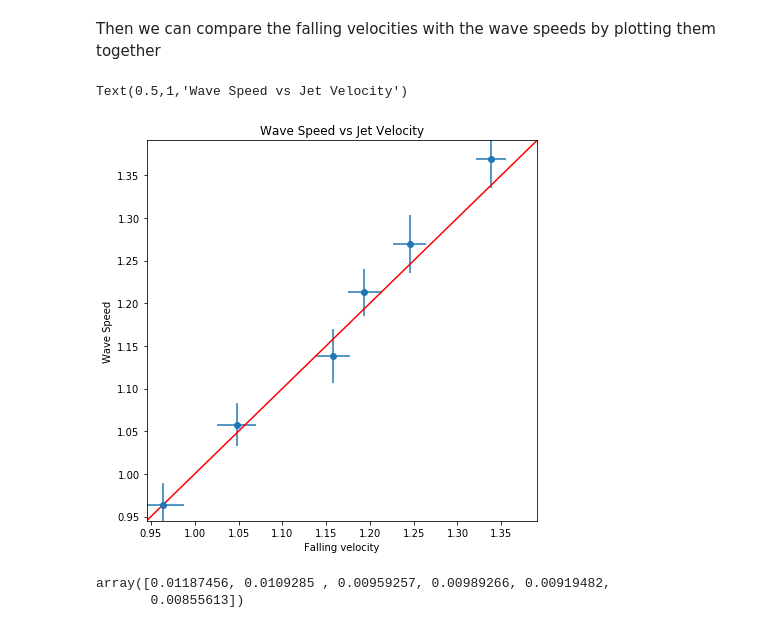
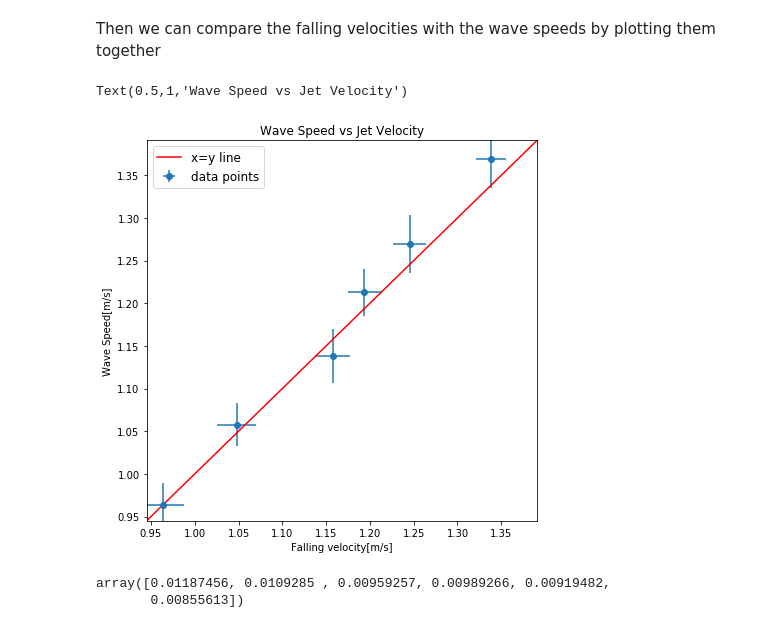
Before and after one commit to Reyna-RT/Jet-Flow, a Jupyter notebook: Photron Make Analysis.ipynb, the cells around one changed output. Cells and saved outputs as stored; diff of their text form; code cells hidden in the pictures.

```diff
--- a/Photron Make Analysis.ipynb
+++ b/Photron Make Analysis.ipynb
@@ -161,16 +161,17 @@ dev = deriv*(0.33e-2+2*9.8*0.001)
 Then we can compare the falling velocities with the wave speeds by plotting them together
 # %%
 fig = plt.figure(figsize=(7,7))
-plt.errorbar(jet_vels,peaks,yerr=2*stds,xerr=2*dev,fmt='o')
-plt.plot([0,1,2],[0,1,2],'r')
+plt.errorbar(jet_vels,peaks,yerr=2*stds,xerr=2*dev,fmt='o',label='data points')
+plt.plot([0,1,2],[0,1,2],'r',label='x=y line')
 plt.xlim(0.945,1.391)
 plt.ylim(0.945,1.391)
 plt.xlabel('Falling velocity[m/s]')
 plt.ylabel('Wave Speed[m/s]')
+plt.legend(fontsize='large')
 plt.title('Wave Speed vs Jet Velocity')
 # %% [output]
 Text(0.5,1,'Wave Speed vs Jet Velocity')
-[figure, old version]
+[figure, new version]
 # %%
 dev
 # %% [output]
```
Also changed, not shown: parts of 2 cells of this notebook.
